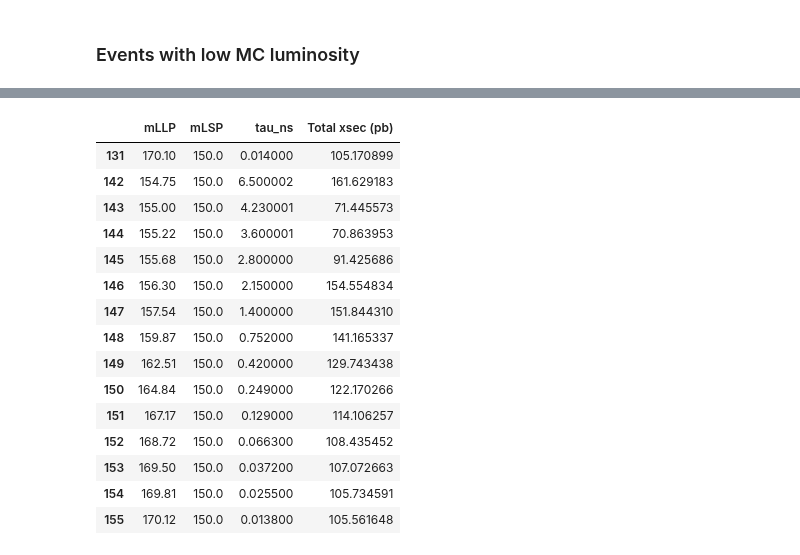
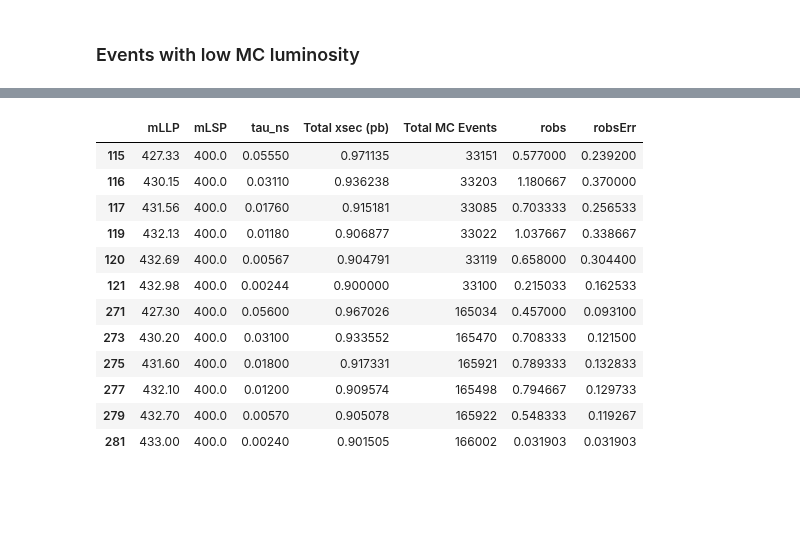
Before and after one commit to andlessa/LLP-CDFO, a Jupyter notebook: plotting/checkMCstats_ATLAS.ipynb, the cells around one changed output, grey strips where cells are left out. Saved outputs shown, nothing was run; the diff lists cells and outputs as text; code cells hidden in the pictures; blank space fills up the shorter version.

```diff
--- a/plotting/checkMCstats_ATLAS.ipynb
+++ b/plotting/checkMCstats_ATLAS.ipynb
@@ -362,20 +363,17 @@ print(str(ptsIni).replace("'", ""))
 # %%
-r = recastData[(recastData['mLLP'] <= 171.0) & (recastData['mLSP'] >= 150.0) & (recastData['tau_ns'] >= 0.01)]
-r[['mLLP','mLSP','tau_ns','Total xsec (pb)']]
+r = recastData[(recastData['mLSP'] <= 410.0) & (recastData['mLSP'] >= 390.0) & (recastData['mLLP'] >= 426.0)]
+r[['mLLP','mLSP','tau_ns','Total xsec (pb)','Total MC Events','robs','robsErr']]
 # %% [output]
-|  | mLLP | mLSP | tau_ns | Total xsec (pb) |
-| 131 | 170.10 | 150.0 | 0.014000 | 105.170899 |
-| 142 | 154.75 | 150.0 | 6.500002 | 161.629183 |
-| 143 | 155.00 | 150.0 | 4.230001 | 71.445573 |
-| 144 | 155.22 | 150.0 | 3.600001 | 70.863953 |
-| 145 | 155.68 | 150.0 | 2.800000 | 91.425686 |
-| 146 | 156.30 | 150.0 | 2.150000 | 154.554834 |
-| 147 | 157.54 | 150.0 | 1.400000 | 151.844310 |
-| 148 | 159.87 | 150.0 | 0.752000 | 141.165337 |
-| 149 | 162.51 | 150.0 | 0.420000 | 129.743438 |
-| 150 | 164.84 | 150.0 | 0.249000 | 122.170266 |
-| 151 | 167.17 | 150.0 | 0.129000 | 114.106257 |
-| 152 | 168.72 | 150.0 | 0.066300 | 108.435452 |
-| 153 | 169.50 | 150.0 | 0.037200 | 107.072663 |
-| 154 | 169.81 | 150.0 | 0.025500 | 105.734591 |
-| 155 | 170.12 | 150.0 | 0.013800 | 105.561648 |
+|  | mLLP | mLSP | tau_ns | Total xsec (pb) | Total MC Events | robs | robsErr |
+| 115 | 427.33 | 400.0 | 0.05550 | 0.971135 | 33151 | 0.577000 | 0.239200 |
+| 116 | 430.15 | 400.0 | 0.03110 | 0.936238 | 33203 | 1.180667 | 0.370000 |
+| 117 | 431.56 | 400.0 | 0.01760 | 0.915181 | 33085 | 0.703333 | 0.256533 |
+| 119 | 432.13 | 400.0 | 0.01180 | 0.906877 | 33022 | 1.037667 | 0.338667 |
+| 120 | 432.69 | 400.0 | 0.00567 | 0.904791 | 33119 | 0.658000 | 0.304400 |
+| 121 | 432.98 | 400.0 | 0.00244 | 0.900000 | 33100 | 0.215033 | 0.162533 |
+| 271 | 427.30 | 400.0 | 0.05600 | 0.967026 | 165034 | 0.457000 | 0.093100 |
+| 273 | 430.20 | 400.0 | 0.03100 | 0.933552 | 165470 | 0.708333 | 0.121500 |
+| 275 | 431.60 | 400.0 | 0.01800 | 0.917331 | 165921 | 0.789333 | 0.132833 |
+| 277 | 432.10 | 400.0 | 0.01200 | 0.909574 | 165498 | 0.794667 | 0.129733 |
+| 279 | 432.70 | 400.0 | 0.00570 | 0.905078 | 165922 | 0.548333 | 0.119267 |
+| 281 | 433.00 | 400.0 | 0.00240 | 0.901505 | 166002 | 0.031903 | 0.031903 |
```
Also changed, not shown: parts of 18 cells of this notebook, 2 other files.
